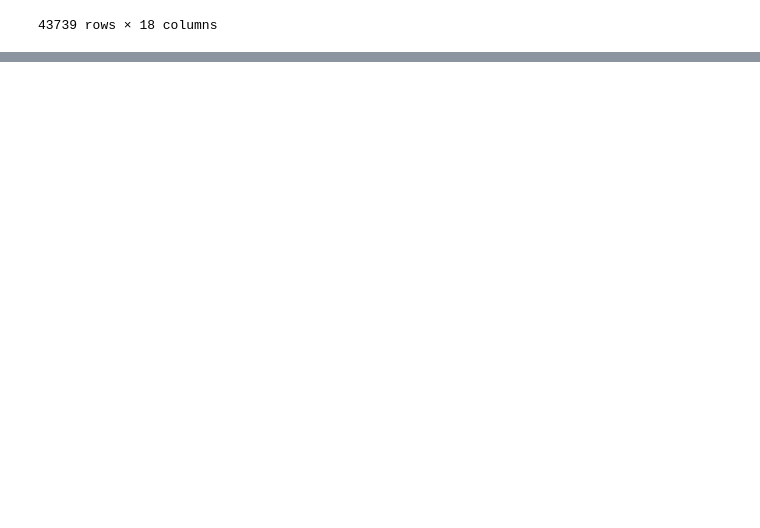
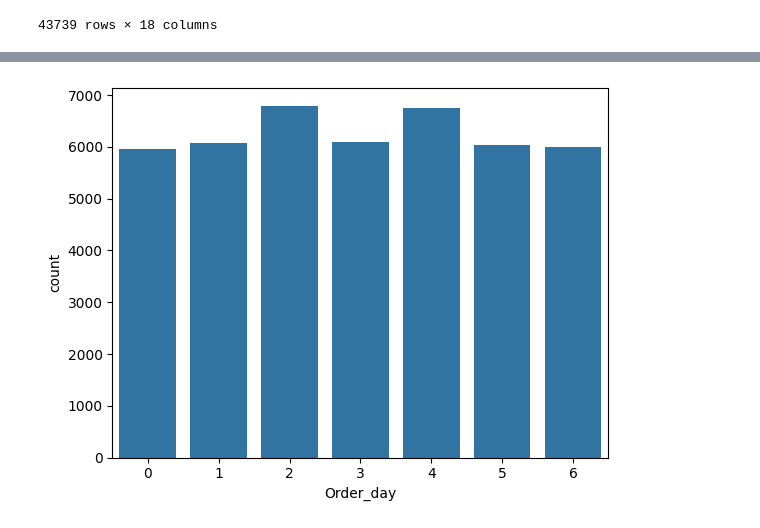
Before and after one commit to sushantkas/Project-3, a Jupyter notebook: EDA.ipynb, the cells around one changed output, grey strips where cells are left out. Saved outputs shown, nothing was run; the diff lists cells and outputs as text; code cells hidden in the pictures; blank space fills up the shorter version.

```diff
--- a/EDA.ipynb
+++ b/EDA.ipynb
@@ -696,0 +816,4 @@ amazon
+# %%
+sns.barplot(amazon["Order_day"].value_counts());
+# %% [output]
+[figure, added]
```
Also changed, not shown: parts of 13 cells of this notebook, 2 other files.
